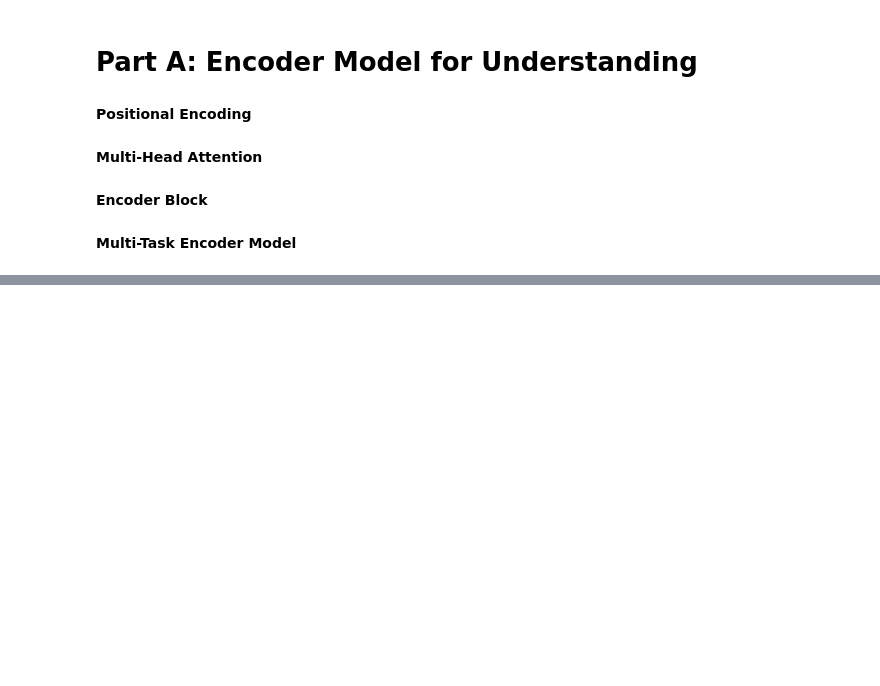
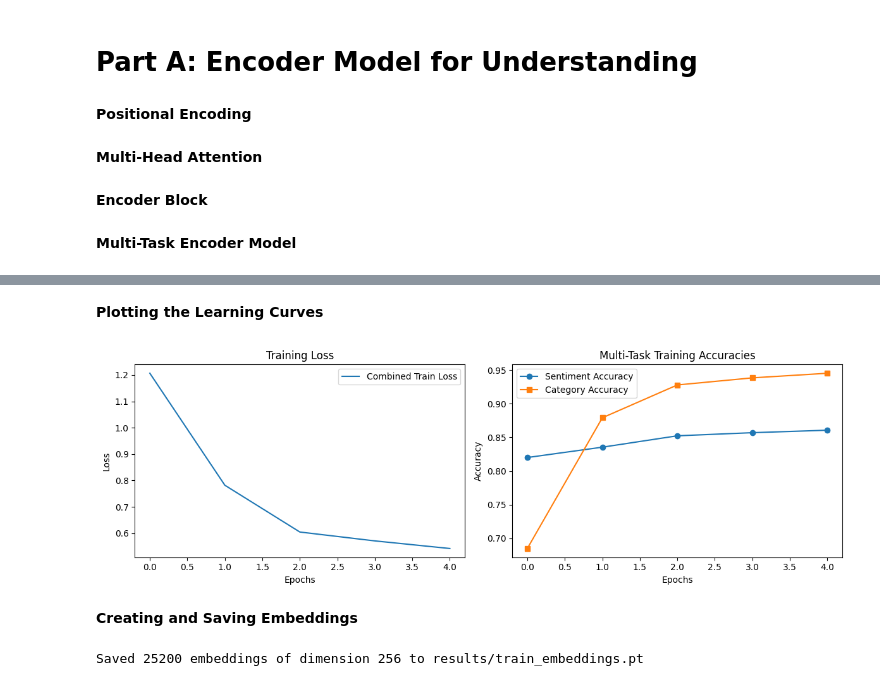
Before and after one commit to YousufEjaz/Reviews-Analysis-using-Transformers-and-RAG, a Jupyter notebook: i232531_NLP_A3.ipynb, the cells around one changed output, grey strips where cells are left out. Drawn from its saved outputs; the diff is of its cells as text; code cells hidden in the pictures; blank space fills up the shorter version.

Commit message:
Completed Encoder part, successful multi-task training and embedding extraction

```diff
--- a/i232531_NLP_A3.ipynb
+++ b/i232531_NLP_A3.ipynb
@@ -330,0 +358,18 @@ Everything up-to-date
+# %%
+#  We will use Adam, a linear learning rate scheduler, and CrossEntropyLoss for both tasks.
+
+import torch.optim as optim
+from torch.optim.lr_scheduler import StepLR
+
+# Instantiate the model (assuming vocab size of 15000, d_model=256)
+device = torch.device('cuda' if torch.cuda.is_available() else 'cpu')
+model = ReviewEncoder(vocab_size=15000, d_model=256, num_heads=8, num_layers=4, d_ff=1024, max_len=128)
+model.to(device)
+
+# Loss functions for Multi-Task Learning
+criterion_sentiment = nn.CrossEntropyLoss()
+criterion_category = nn.CrossEntropyLoss()
+
+# Optimizer and Schedule
+optimizer = optim.Adam(model.parameters(), lr=1e-4)
+scheduler = StepLR(optimizer, step_size=2, gamma=0.1) # Decays LR every 2 epochs
@@ -330,0 +443,60 @@ Everything up-to-date
+# %% [markdown]
+**Plotting the Learning Curves**
+# %%
+import matplotlib.pyplot as plt
+
+plt.figure(figsize=(12, 4))
+
+# Plot Combined Loss
+plt.subplot(1, 2, 1)
+plt.plot(history['train_loss'], label='Combined Train Loss')
+plt.title('Training Loss')
+plt.xlabel('Epochs')
+plt.ylabel('Loss')
+plt.legend()
+
+# Plot Accuracies
+plt.subplot(1, 2, 2)
+plt.plot(history['train_sent_acc'], label='Sentiment Accuracy', marker='o')
+plt.plot(history['train_cat_acc'], label='Category Accuracy', marker='s')
+plt.title('Multi-Task Training Accuracies')
+plt.xlabel('Epochs')
+plt.ylabel('Accuracy')
+plt.legend()
+
+plt.tight_layout()
+plt.show()
+# %% [output]
+[figure, added]
+# %% [markdown]
+**Creating and Saving Embeddings**
+# %%
+import os
+
+# Create results directory if it doesn't exist
+os.makedirs('results', exist_ok=True)
+os.makedirs('models', exist_ok=True)
+
+model.eval()
+all_embeddings = []
+all_indices = []
+
+with torch.no_grad():
+    for batch_idx, batch in enumerate(train_loader):
+        input_ids = batch['input_ids'].to(device)
+
+        # Extract the third output: embeddings
+        _, _, embeddings = model(input_ids)
+
+        all_embeddings.append(embeddings.cpu())
+
+# Concatenate all batches
+train_embeddings = torch.cat(all_embeddings, dim=0)
+
+# Save to the required results/ directory
+torch.save(train_embeddings, 'results/train_embeddings.pt')
+torch.save(model.state_dict(), 'models/encoder_weights.pth')
+
+print(f"Saved {train_embeddings.shape[0]} embeddings of dimension {train_embeddings.shape[1]} to results/train_embeddings.pt")
+# %% [output]
+Saved 25200 embeddings of dimension 256 to results/train_embeddings.pt
```
Also changed, not shown: parts of 12 cells of this notebook.
